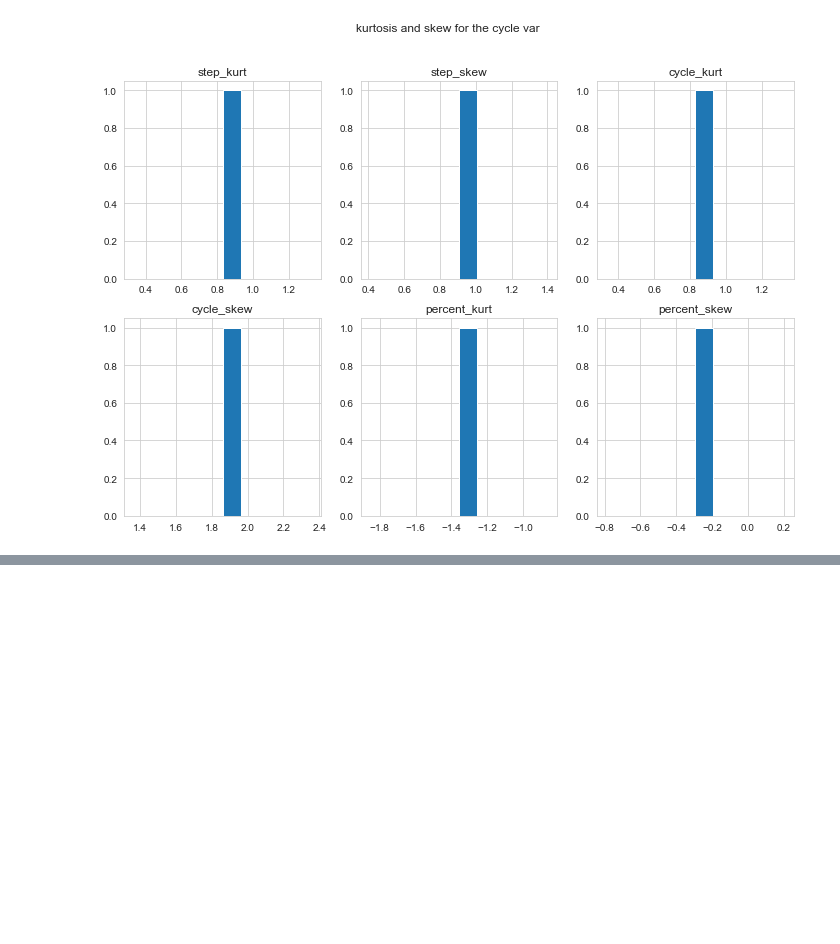
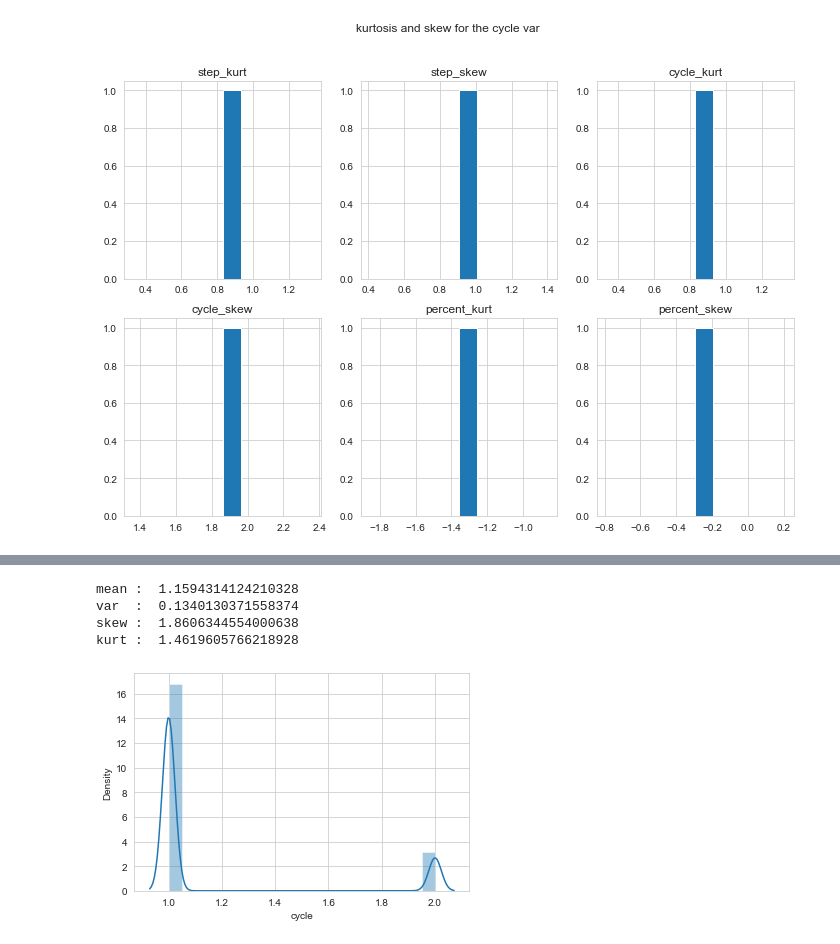
Before and after one commit to Sanskar-16/capstone, a Jupyter notebook: code/analysis.ipynb, the cells around one changed output, grey strips where cells are left out. Saved outputs shown, nothing was run; the diff lists cells and outputs as text; code cells hidden in the pictures; blank space fills up the shorter version.

```diff
--- a/code/analysis.ipynb
+++ b/code/analysis.ipynb
@@ -154,0 +187,16 @@ axs[1, 2].hist(percent_skew, bins=10)
+# %%
+var = np.var(df['cycle'])
+mean = df['cycle'].mean()
+sns.distplot(df['cycle'], bins=20)
+
+
+print("mean : ", mean)
+print("var  : ", var)
+print("skew : ",skew(df['cycle']))
+print("kurt : ",kurtosis(df['cycle']))
+# %% [output]
+mean :  1.1594314124210328
+var  :  0.1340130371558374
+skew :  1.8606344554000638
+kurt :  1.4619605766218928
+[figure, added]
```
Also changed, not shown: parts of 3 cells of this notebook.
